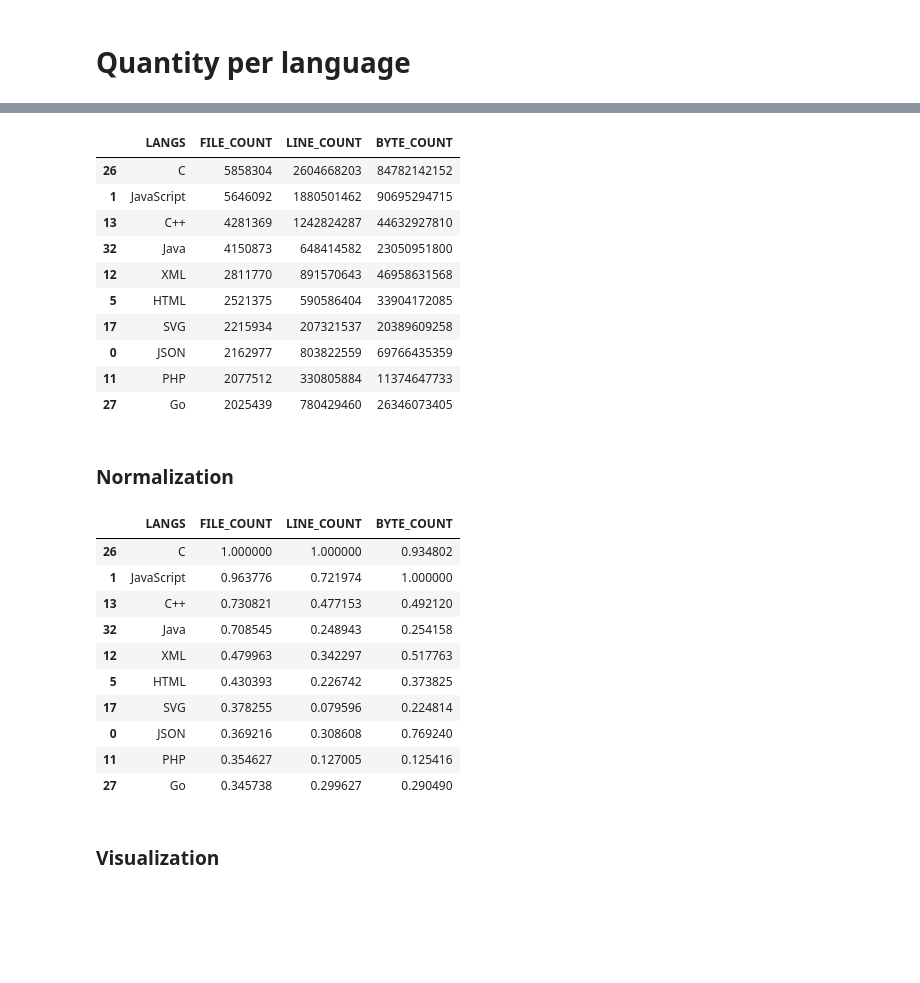
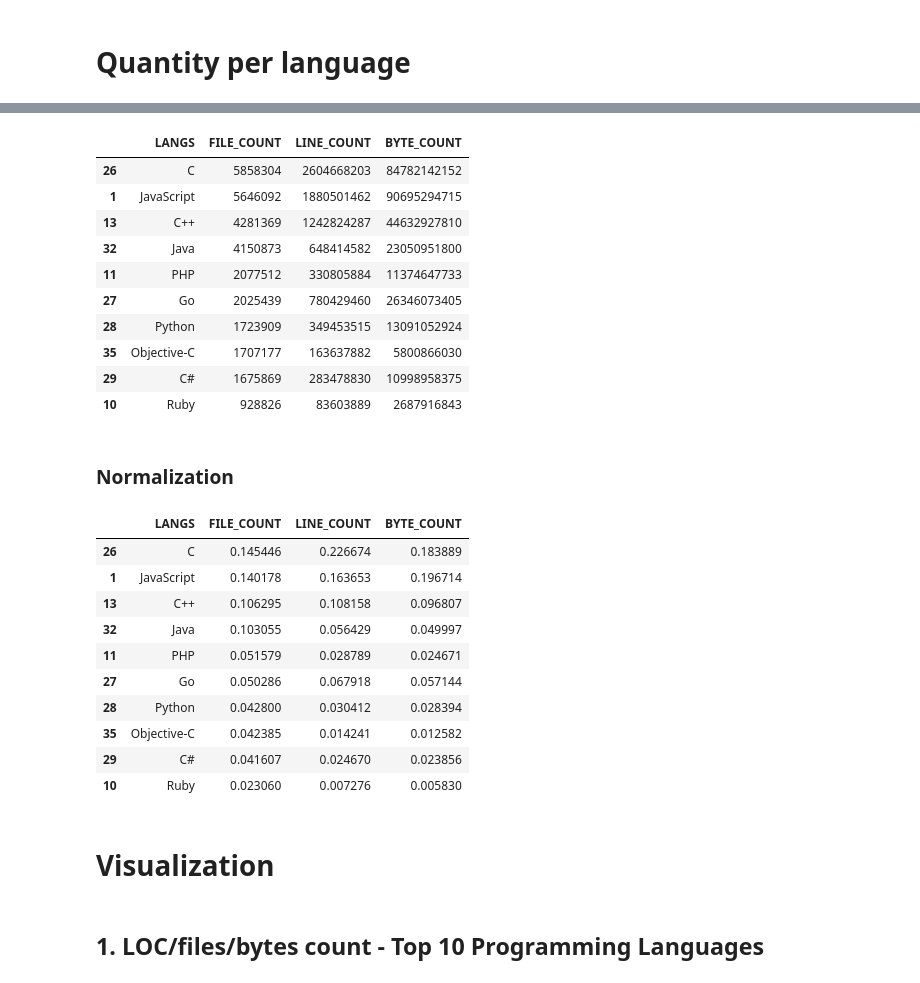
Before and after one commit to src-d/datasets, a Jupyter notebook: PublicGitArchive/doc/dataset_stats.ipynb, the cells around one changed output, grey strips where cells are left out. Cells and saved outputs as stored; diff of their text form; code cells hidden in the pictures; blank space fills up the shorter version.

```diff
--- a/PublicGitArchive/doc/dataset_stats.ipynb
+++ b/PublicGitArchive/doc/dataset_stats.ipynb
@@ -129,5 +106,6 @@ results
 # %%
 df_langs = pd.DataFrame(results, columns=["LANGS", "FILE_COUNT", "LINE_COUNT", "BYTE_COUNT"])
-df_langs
+df_langs = df_langs.drop([0,2,3,4,5,12,17])
+df_langs.head()
 # %% [output]
 |  | LANGS | FILE_COUNT | LINE_COUNT | BYTE_COUNT |
@@ -159,39 +125,42 @@ Total number of bytes : 710370897224
 # %%
-top10 = df_langs.sort_values("FILE_COUNT", ascending=False).head(10)
-top10
+df_langs.sort_values("FILE_COUNT", ascending=False).head(10)
 # %% [output]
 |  | LANGS | FILE_COUNT | LINE_COUNT | BYTE_COUNT |
 | 26 | C | 5858304 | 2604668203 | 84782142152 |
 | 1 | JavaScript | 5646092 | 1880501462 | 90695294715 |
 | 13 | C++ | 4281369 | 1242824287 | 44632927810 |
 | 32 | Java | 4150873 | 648414582 | 23050951800 |
-| 12 | XML | 2811770 | 891570643 | 46958631568 |
-| 5 | HTML | 2521375 | 590586404 | 33904172085 |
-| 17 | SVG | 2215934 | 207321537 | 20389609258 |
-| 0 | JSON | 2162977 | 803822559 | 69766435359 |
 | 11 | PHP | 2077512 | 330805884 | 11374647733 |
 | 27 | Go | 2025439 | 780429460 | 26346073405 |
+| 28 | Python | 1723909 | 349453515 | 13091052924 |
+| 35 | Objective-C | 1707177 | 163637882 | 5800866030 |
+| 29 | C# | 1675869 | 283478830 | 10998958375 |
+| 10 | Ruby | 928826 | 83603889 | 2687916843 |
 # %% [markdown]
 ### Normalization
 # %%
 values_type = ["FILE_COUNT", "LINE_COUNT", "BYTE_COUNT"]
 for val_type in values_type:
-    top10[val_type] /= top10[val_type].max()
+    df_langs[val_type] /= df_langs[val_type].sum()
+
+top10 = df_langs.sort_values("FILE_COUNT", ascending=False).head(10)
 top10
 # %% [output]
 |  | LANGS | FILE_COUNT | LINE_COUNT | BYTE_COUNT |
-| 26 | C | 1.000000 | 1.000000 | 0.934802 |
-| 1 | JavaScript | 0.963776 | 0.721974 | 1.000000 |
-| 13 | C++ | 0.730821 | 0.477153 | 0.492120 |
-| 32 | Java | 0.708545 | 0.248943 | 0.254158 |
-| 12 | XML | 0.479963 | 0.342297 | 0.517763 |
-| 5 | HTML | 0.430393 | 0.226742 | 0.373825 |
-| 17 | SVG | 0.378255 | 0.079596 | 0.224814 |
-| 0 | JSON | 0.369216 | 0.308608 | 0.769240 |
-| 11 | PHP | 0.354627 | 0.127005 | 0.125416 |
-| 27 | Go | 0.345738 | 0.299627 | 0.290490 |
+| 26 | C | 0.145446 | 0.226674 | 0.183889 |
+| 1 | JavaScript | 0.140178 | 0.163653 | 0.196714 |
+| 13 | C++ | 0.106295 | 0.108158 | 0.096807 |
+| 32 | Java | 0.103055 | 0.056429 | 0.049997 |
+| 11 | PHP | 0.051579 | 0.028789 | 0.024671 |
+| 27 | Go | 0.050286 | 0.067918 | 0.057144 |
+| 28 | Python | 0.042800 | 0.030412 | 0.028394 |
+| 35 | Objective-C | 0.042385 | 0.014241 | 0.012582 |
+| 29 | C# | 0.041607 | 0.024670 | 0.023856 |
+| 10 | Ruby | 0.023060 | 0.007276 | 0.005830 |
 # %% [markdown]
-### Visualization
+# Visualization
+# %% [markdown]
+## 1. LOC/files/bytes count - Top 10 Programming Languages
 # %%
 langs = list(top10["LANGS"])
 langs
```
Also changed, not shown: parts of 31 cells of this notebook, 7 other files.
